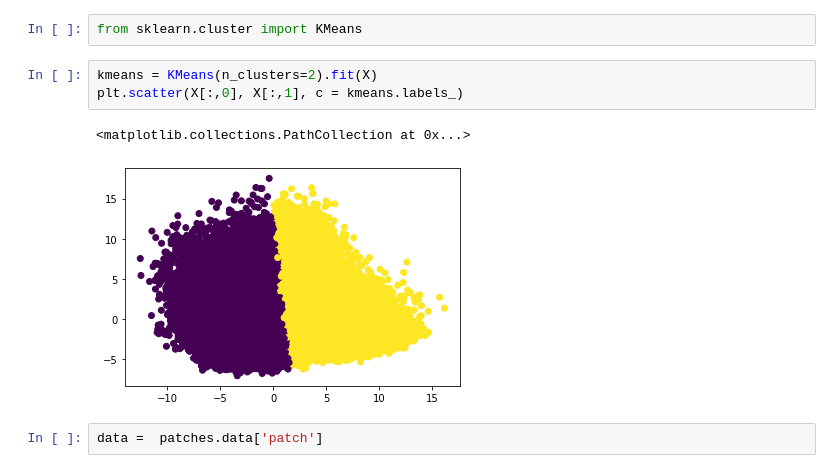
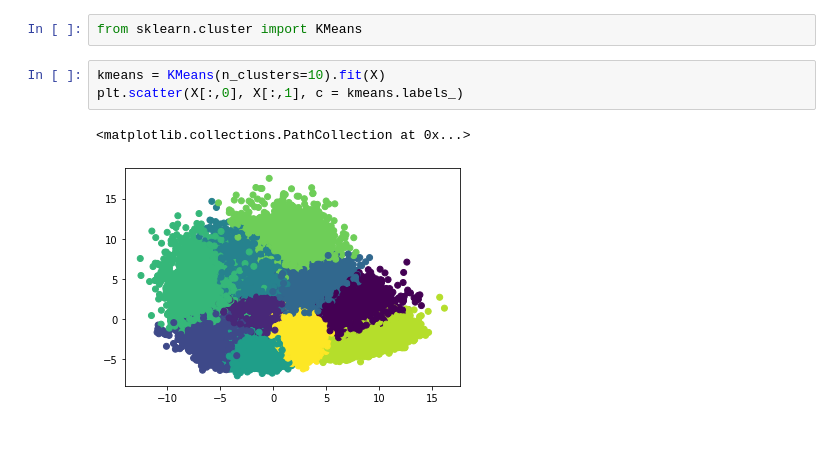
Before and after one commit to Fede112/patches, a Jupyter notebook: DenseNet-121-256x256_full.ipynb, the cells around one changed output. Cells and saved outputs as stored; diff of their text form; blank space fills up the shorter version.

```diff
--- a/DenseNet-121-256x256_full.ipynb
+++ b/DenseNet-121-256x256_full.ipynb
@@ -334,13 +328,11 @@ with open(file_path, 'r') as file:
 # %%
 from sklearn.cluster import KMeans
 # %%
-kmeans = KMeans(n_clusters=2).fit(X)
+kmeans = KMeans(n_clusters=10).fit(X)
 plt.scatter(X[:,0], X[:,1], c = kmeans.labels_)
 # %% [output]
 <matplotlib.collections.PathCollection at 0x...>
-[figure, old version]
+[figure, new version]
-# %%
-data =  patches.data['patch']
 # %%
 num_patches = 40
 cluster = 0
```
Also changed, not shown: parts of 12 cells of this notebook, 2 other files.
